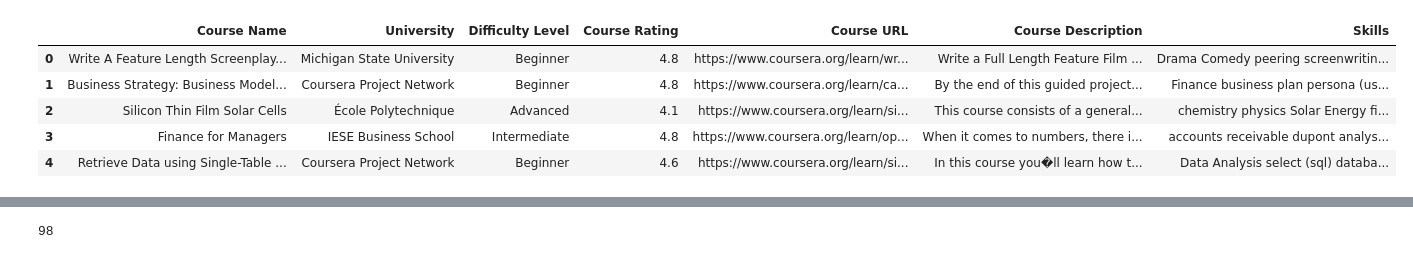
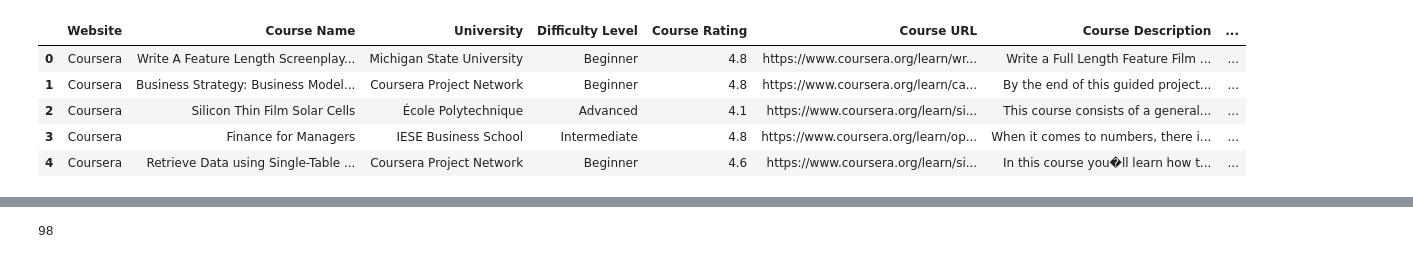
Before and after one commit to DafinaZaka/RS-Online-Learning-Platform, a Jupyter notebook: recommender.ipynb, the cells around one changed output, grey strips where cells are left out. Cells and saved outputs as stored; diff of their text form; code cells hidden in the pictures.

```diff
--- a/recommender.ipynb
+++ b/recommender.ipynb
@@ -7,15 +7,20 @@ from translate import Translator
 # %%
 coursera=  pd.read_csv("data/Coursera.csv", encoding="utf-8")
 edx= pd.read_csv("data/EdX.csv", encoding="utf-8")
 udacity= pd.read_csv("data/Udacity.csv", encoding="utf-8")
 
 coursera['University'] = coursera['University'].apply(lambda x: 'É' + x[1:] if x.startswith('�') else 'é' + x[1:] if '�' in x else x)
 coursera['University'] = coursera['University'].replace('École Polytechnique F�d�rale de Lausanne', 'École Polytechnique Fédérale de Lausanne')
+# Add a new column named "Website" with the value "Coursera" in each row
+coursera.insert(0, "Website", "Coursera")
+edx.insert(0, "Website", "EdX")
+udacity.insert(0, "Website", "Udacity")
+
 coursera.head(5)
 # %% [output]
-|  | Course Name | University | Difficulty Level | Course Rating | Course URL | Course Description | Skills |
-| 0 | Write A Feature Length Screenplay... | Michigan State University | Beginner | 4.8 | https://www.coursera.org/learn/wr... | Write a Full Length Feature Film ... | Drama Comedy peering screenwritin... |
-| 1 | Business Strategy: Business Model... | Coursera Project Network | Beginner | 4.8 | https://www.coursera.org/learn/ca... | By the end of this guided project... | Finance business plan persona (us... |
-| 2 | Silicon Thin Film Solar Cells | École Polytechnique | Advanced | 4.1 | https://www.coursera.org/learn/si... | This course consists of a general... | chemistry physics Solar Energy fi... |
-| 3 | Finance for Managers | IESE Business School | Intermediate | 4.8 | https://www.coursera.org/learn/op... | When it comes to numbers, there i... | accounts receivable dupont analys... |
-| 4 | Retrieve Data using Single-Table ... | Coursera Project Network | Beginner | 4.6 | https://www.coursera.org/learn/si... | In this course you�ll learn how t... | Data Analysis select (sql) databa... |
+|  | Website | Course Name | University | Difficulty Level | Course Rating | Course URL | Course Description | ... |
+| 0 | Coursera | Write A Feature Length Screenplay... | Michigan State University | Beginner | 4.8 | https://www.coursera.org/learn/wr... | Write a Full Length Feature Film ... | ... |
+| 1 | Coursera | Business Strategy: Business Model... | Coursera Project Network | Beginner | 4.8 | https://www.coursera.org/learn/ca... | By the end of this guided project... | ... |
+| 2 | Coursera | Silicon Thin Film Solar Cells | École Polytechnique | Advanced | 4.1 | https://www.coursera.org/learn/si... | This course consists of a general... | ... |
+| 3 | Coursera | Finance for Managers | IESE Business School | Intermediate | 4.8 | https://www.coursera.org/learn/op... | When it comes to numbers, there i... | ... |
+| 4 | Coursera | Retrieve Data using Single-Table ... | Coursera Project Network | Beginner | 4.6 | https://www.coursera.org/learn/si... | In this course you�ll learn how t... | ... |
```
Also changed, not shown: parts of 9 cells of this notebook.
